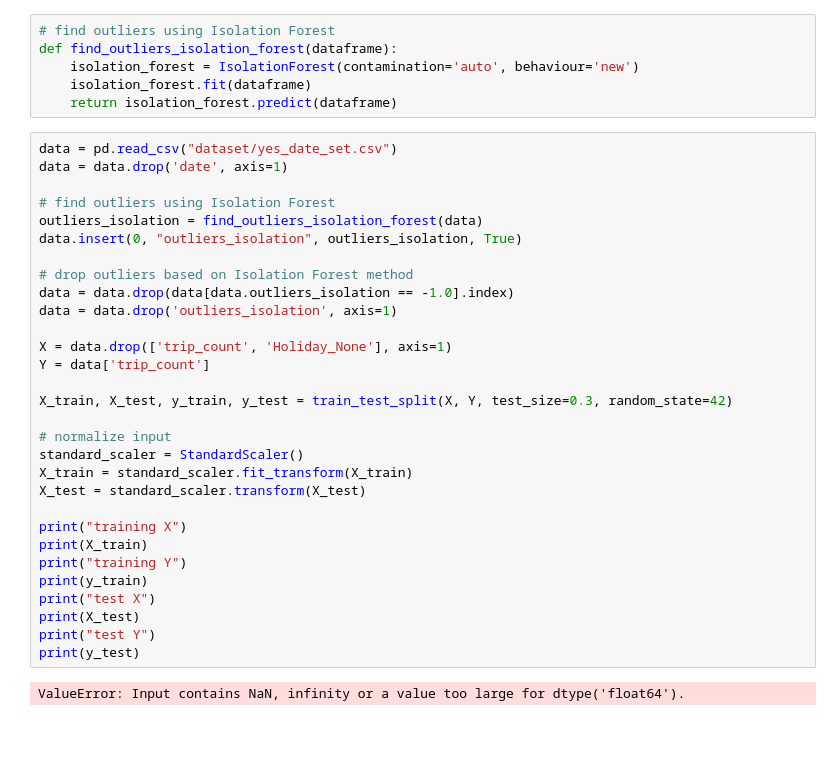
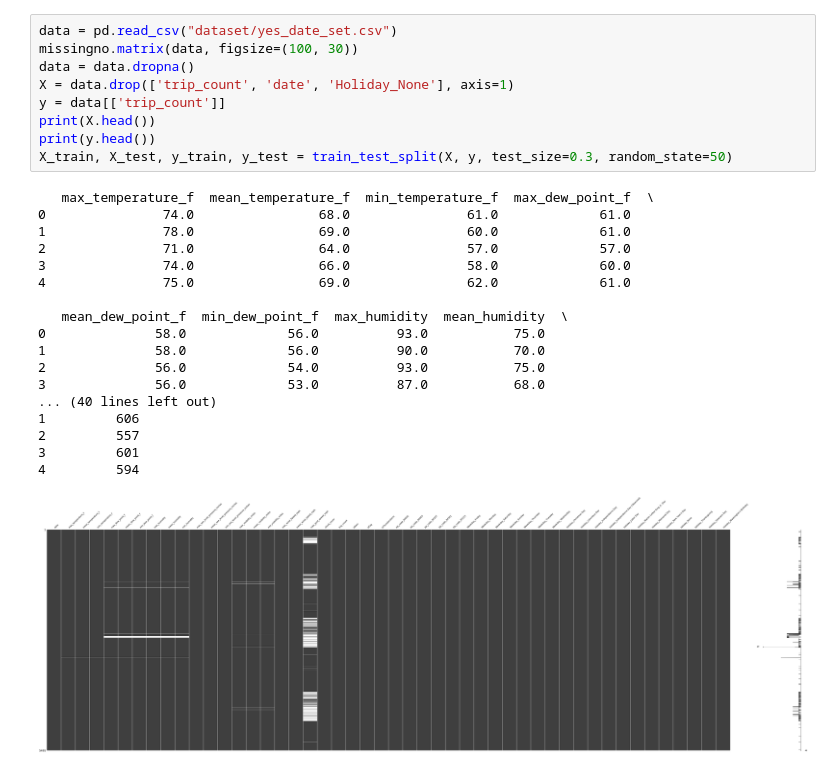
Before and after one commit to nagaraghav/MachineLearning-FinalProject, a Jupyter notebook: fit.ipynb, the cells around one changed output. Drawn from its saved outputs; the diff is of its cells as text; blank space fills up the shorter version.

```diff
--- a/fit.ipynb
+++ b/fit.ipynb
@@ -90,41 +88,31 @@ def compile_keras_model(data_input, output, number_of_nodes_in_hidden_layer=3, n
     model.compile(loss=loss, optimizer=adam, metrics=['acc'])
 
     return model
-# %%
-# find outliers using Isolation Forest
-def find_outliers_isolation_forest(dataframe):
-    isolation_forest = IsolationForest(contamination='auto', behaviour='new')
-    isolation_forest.fit(dataframe)
-    return isolation_forest.predict(dataframe)
-# %%
-data = pd.read_csv("dataset/yes_date_set.csv")
-data = data.drop('date', axis=1)
-
-# find outliers using Isolation Forest
-outliers_isolation = find_outliers_isolation_forest(data)
-data.insert(0, "outliers_isolation", outliers_isolation, True)
-
-# drop outliers based on Isolation Forest method
-data = data.drop(data[data.outliers_isolation == -1.0].index)
-data = data.drop('outliers_isolation', axis=1)
-
-X = data.drop(['trip_count', 'Holiday_None'], axis=1)
-Y = data['trip_count']
-
-X_train, X_test, y_train, y_test = train_test_split(X, Y, test_size=0.3, random_state=42)
-
-# normalize input
-standard_scaler = StandardScaler()
-X_train = standard_scaler.fit_transform(X_train)
-X_test = standard_scaler.transform(X_test)
-
-print("training X")
-print(X_train)
-print("training Y")
-print(y_train)
-print("test X")
-print(X_test)
-print("test Y")
-print(y_test)
-# %% [output]
-ValueError: Input contains NaN, infinity or a value too large for dtype('float64').
+# %%
+data = pd.read_csv("dataset/yes_date_set.csv")
+missingno.matrix(data, figsize=(100, 30))
+data = data.dropna()
+X = data.drop(['trip_count', 'date', 'Holiday_None'], axis=1)
+y = data[['trip_count']]
+print(X.head())
+print(y.head())
+X_train, X_test, y_train, y_test = train_test_split(X, y, test_size=0.3, random_state=50)
+# %% [output]
+   max_temperature_f  mean_temperature_f  min_temperature_f  max_dew_point_f  \
+0               74.0                68.0               61.0             61.0
+1               78.0                69.0               60.0             61.0
+2               71.0                64.0               57.0             57.0
+3               74.0                66.0               58.0             60.0
+4               75.0                69.0               62.0             61.0
+
+   mean_dew_point_f  min_dew_point_f  max_humidity  mean_humidity  \
+0              58.0             56.0          93.0           75.0
+1              58.0             56.0          90.0           70.0
+2              56.0             54.0          93.0           75.0
+3              56.0             53.0          87.0           68.0
+... (40 lines left out)
+1         606
+2         557
+3         601
+4         594
+[figure, added]
```
Also changed, not shown: parts of 4 cells of this notebook.
